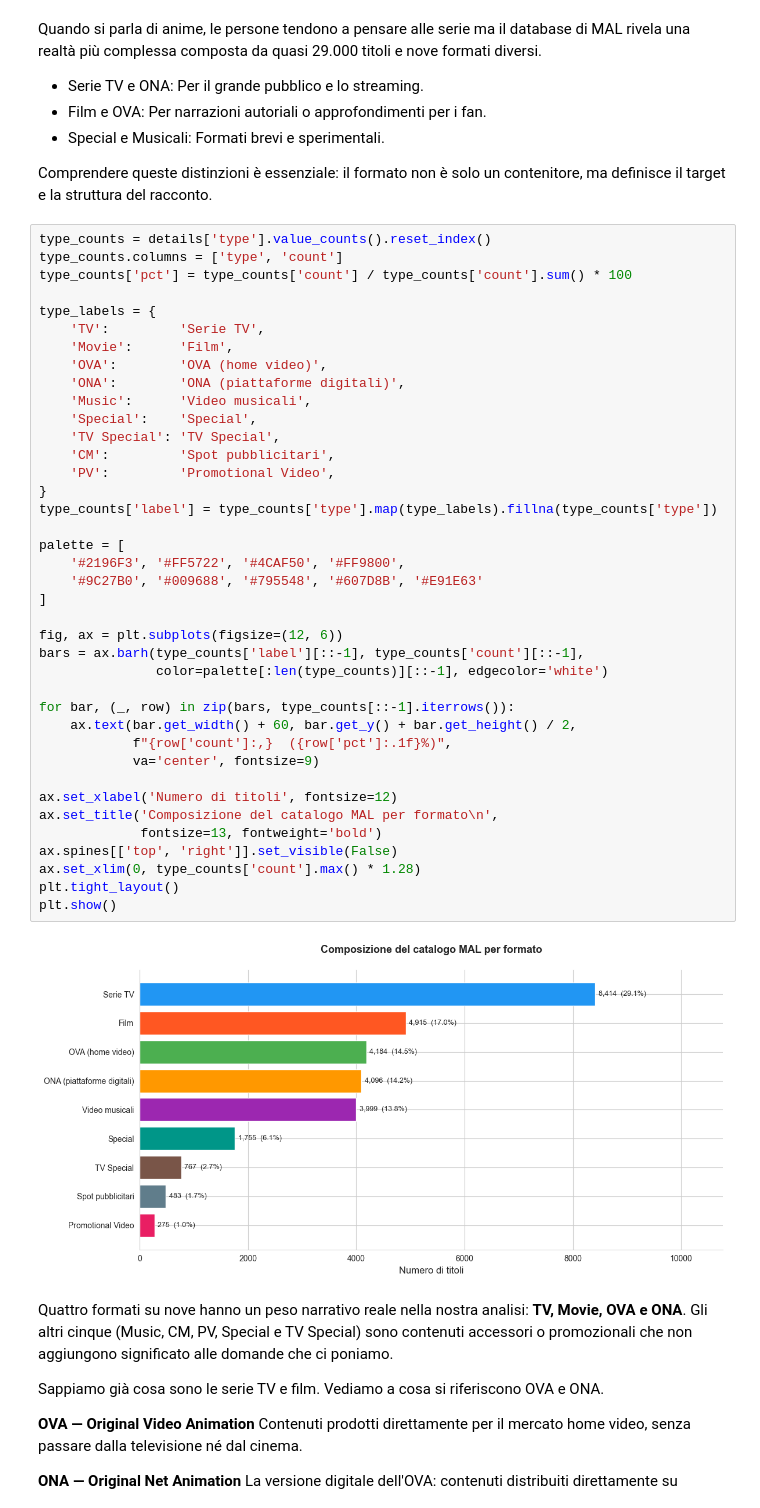
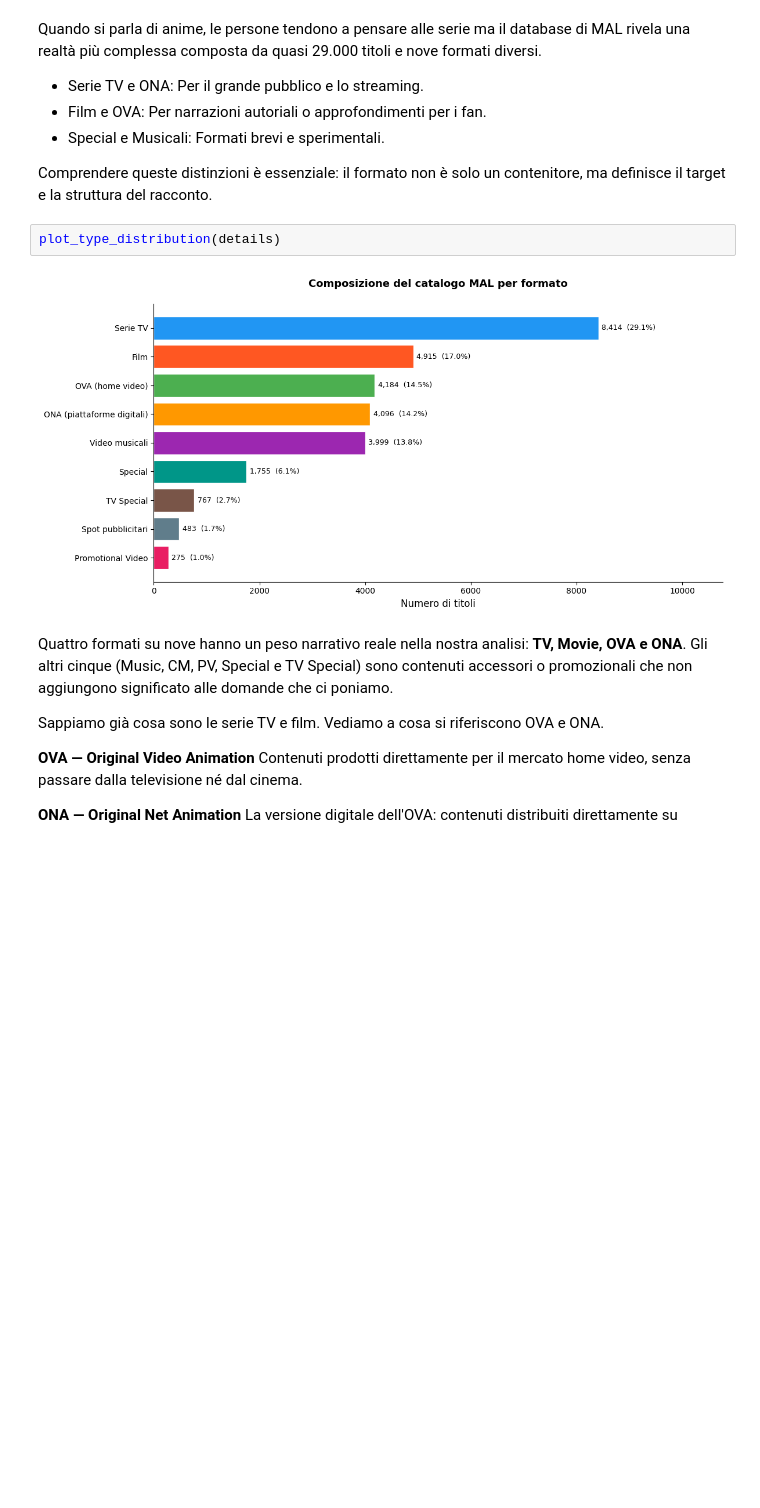
Before and after one commit to elisqose/HCI-Anime-25-26-Tilloca-Qose, a Jupyter notebook: storytelling/evoluzione_anime.ipynb, the cells around one changed output. Drawn from its saved outputs; the diff is of its cells as text; blank space fills up the shorter version.

Commit message:
Creato file evoluzione_charts, spostato il codice che usiamo per creae grafici per ridurre il carico visivo sul notebook

```diff
--- a/storytelling/evoluzione_anime.ipynb
+++ b/storytelling/evoluzione_anime.ipynb
@@ -57,46 +42,9 @@ Quando si parla di anime, le persone tendono a pensare alle serie ma il database
 
 Comprendere queste distinzioni è essenziale: il formato non è solo un contenitore, ma definisce il target e la struttura del racconto.
 # %%
-type_counts = details['type'].value_counts().reset_index()
-type_counts.columns = ['type', 'count']
-type_counts['pct'] = type_counts['count'] / type_counts['count'].sum() * 100
-
-type_labels = {
-    'TV':         'Serie TV',
-    'Movie':      'Film',
-    'OVA':        'OVA (home video)',
-    'ONA':        'ONA (piattaforme digitali)',
-    'Music':      'Video musicali',
-    'Special':    'Special',
-    'TV Special': 'TV Special',
-    'CM':         'Spot pubblicitari',
-    'PV':         'Promotional Video',
-}
-type_counts['label'] = type_counts['type'].map(type_labels).fillna(type_counts['type'])
-
-palette = [
-    '#2196F3', '#FF5722', '#4CAF50', '#FF9800',
-    '#9C27B0', '#009688', '#795548', '#607D8B', '#E91E63'
-]
-
-fig, ax = plt.subplots(figsize=(12, 6))
-bars = ax.barh(type_counts['label'][::-1], type_counts['count'][::-1],
-               color=palette[:len(type_counts)][::-1], edgecolor='white')
-
-for bar, (_, row) in zip(bars, type_counts[::-1].iterrows()):
-    ax.text(bar.get_width() + 60, bar.get_y() + bar.get_height() / 2,
-            f"{row['count']:,}  ({row['pct']:.1f}%)",
-            va='center', fontsize=9)
-
-ax.set_xlabel('Numero di titoli', fontsize=12)
-ax.set_title('Composizione del catalogo MAL per formato\n',
-             fontsize=13, fontweight='bold')
-ax.spines[['top', 'right']].set_visible(False)
-ax.set_xlim(0, type_counts['count'].max() * 1.28)
-plt.tight_layout()
-plt.show()
+plot_type_distribution(details)
 # %% [output]
-[figure, old version]
+[figure, new version]
 # %% [markdown]
 Quattro formati su nove hanno un peso narrativo reale nella nostra analisi: **TV, Movie, OVA e ONA**. Gli altri cinque (Music, CM, PV, Special e TV Special) sono contenuti accessori o promozionali che non aggiungono significato alle domande che ci poniamo.
 
```
Also changed, not shown: parts of 7 cells of this notebook, 2 other files.
